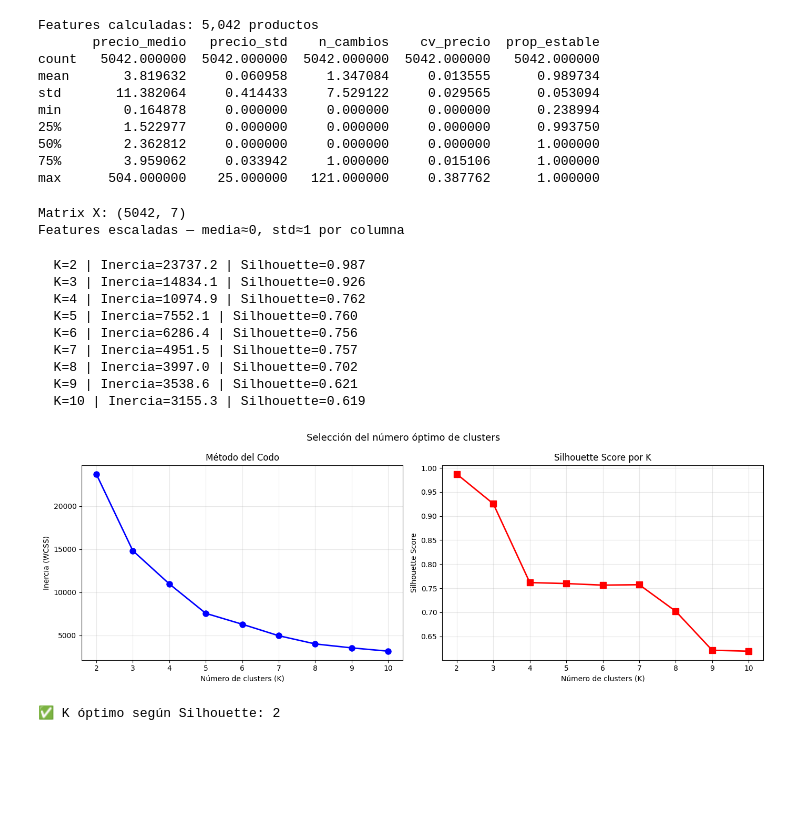
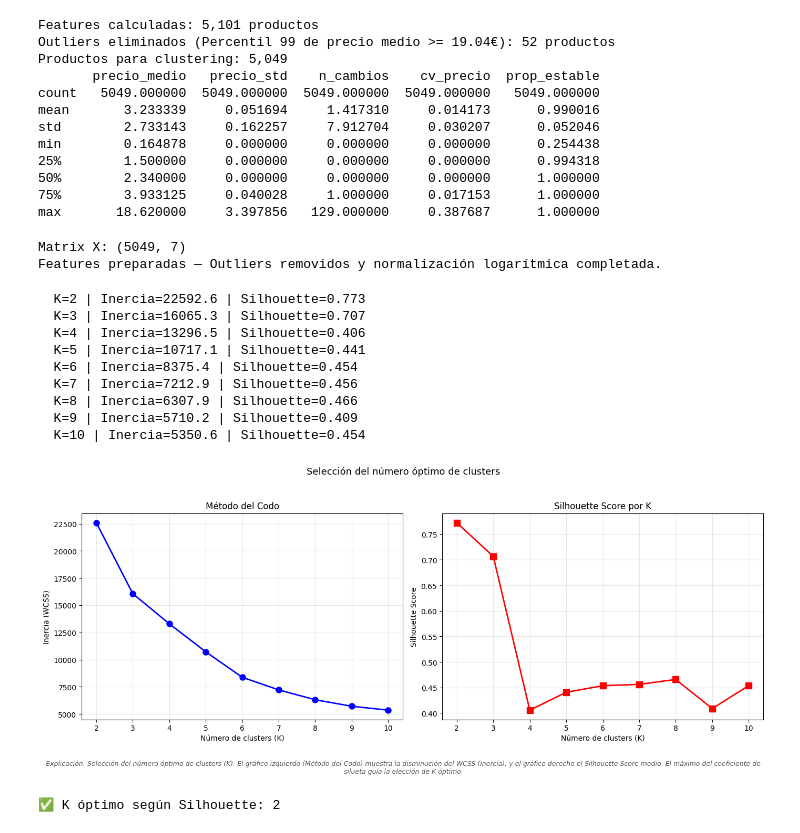
Before and after one commit to DanielPMdev/mercaintelligence, a Jupyter notebook: notebooks/clustering_kmeans.ipynb, the cells around one changed output. Drawn from its saved outputs; the diff is of its cells as text; code cells hidden in the pictures; blank space fills up the shorter version.

```diff
--- a/notebooks/clustering_kmeans.ipynb
+++ b/notebooks/clustering_kmeans.ipynb
@@ -84,23 +84,30 @@ meta = df.groupby("referencia").agg(
 ).reset_index()
 
 df_features = features_por_producto.merge(meta, on="referencia")
-
 df_features["precio_std"] = df_features["precio_std"].fillna(0)
 
+# FILTRADO DE OUTLIERS: Eliminamos el 1% de productos más caros (percentil 99)
+limite_outliers = df_features["precio_medio"].quantile(0.99)
+df_features_clean = df_features[df_features["precio_medio"] < limite_outliers].copy()
+
 print(f"Features calculadas: {len(df_features):,} productos")
-print(df_features[["precio_medio", "precio_std", "n_cambios",
-                    "cv_precio", "prop_estable"]].describe())
+print(f"Outliers eliminados (Percentil 99 de precio medio >= {limite_outliers:.2f}€): {len(df_features) - len(df_features_clean)} productos")
+print(f"Productos para clustering: {len(df_features_clean):,}")
+print(df_features_clean[["precio_medio", "precio_std", "n_cambios",
+                        "cv_precio", "prop_estable"]].describe())
 # %% [output]
-Features calculadas: 5,042 productos
+Features calculadas: 5,101 productos
+Outliers eliminados (Percentil 99 de precio medio >= 19.04€): 52 productos
+Productos para clustering: 5,049
        precio_medio   precio_std    n_cambios    cv_precio  prop_estable
-count   5042.000000  5042.000000  5042.000000  5042.000000   5042.000000
-mean       3.819632     0.060958     1.347084     0.013555      0.989734
-std       11.382064     0.414433     7.529122     0.029565      0.053094
-min        0.164878     0.000000     0.000000     0.000000      0.238994
-25%        1.522977     0.000000     0.000000     0.000000      0.993750
-50%        2.362812     0.000000     0.000000     0.000000      1.000000
-75%        3.959062     0.033942     1.000000     0.015106      1.000000
-max      504.000000    25.000000   121.000000     0.387762      1.000000
+count   5049.000000  5049.000000  5049.000000  5049.000000   5049.000000
+mean       3.233339     0.051694     1.417310     0.014173      0.990016
+std        2.733143     0.162257     7.912704     0.030207      0.052046
+min        0.164878     0.000000     0.000000     0.000000      0.254438
+25%        1.500000     0.000000     0.000000     0.000000      0.994318
+50%        2.340000     0.000000     0.000000     0.000000      1.000000
+75%        3.933125     0.040028     1.000000     0.017153      1.000000
+max       18.620000     3.397856   129.000000     0.387687      1.000000
 # %%
 # ── CELDA 4: Preparación para K-Means ────────────────────────────────────────
 FEATURE_COLS = [
@@ -113,18 +120,25 @@ FEATURE_COLS = [
     "variacion_media",
 ]
 
-X = df_features[FEATURE_COLS].values
+# Copiamos el DataFrame limpio para aplicar transformaciones sin alterar los datos descriptivos
+df_transformed = df_features_clean.copy()
+
+# Transformación logarítmica para normalizar la asimetría de variables monetarias/volátiles
+cols_logaritmicas = ["precio_medio", "precio_std", "rango_precio", "variacion_media"]
+for col in cols_logaritmicas:
+    df_transformed[col] = np.log1p(df_transformed[col])
+
+X = df_transformed[FEATURE_COLS].values
 
 # Escalar — K-Means es sensible a la escala
-# precio_medio (0-150€) dominaría sobre prop_estable (0-1) sin escalar
 scaler = StandardScaler()
 X_scaled = scaler.fit_transform(X)
 
 print(f"Matrix X: {X_scaled.shape}")
-print("Features escaladas — media≈0, std≈1 por columna")
+print("Features preparadas — Outliers removidos y normalización logarítmica completada.")
 # %% [output]
-Matrix X: (5042, 7)
-Features escaladas — media≈0, std≈1 por columna
+Matrix X: (5049, 7)
+Features preparadas — Outliers removidos y normalización logarítmica completada.
 # %%
 # ── CELDA 5: Método del codo para elegir K ────────────────────────────────────
 """
@@ -141,45 +155,47 @@ silhouettes = []
 K_range     = range(2, 11)
 
 for k in K_range:
     km = KMeans(n_clusters=k, random_state=42, n_init=10)
     labels = km.fit_predict(X_scaled)
     inercias.append(km.inertia_)
     silhouettes.append(silhouette_score(X_scaled, labels))
     print(f"  K={k} | Inercia={km.inertia_:.1f} | Silhouette={silhouettes[-1]:.3f}")
 
 # Gráfica del codo + Silhouette
-fig, axes = plt.subplots(1, 2, figsize=(14, 5))
+fig, axes = plt.subplots(1, 2, figsize=(14, 6))
 
 axes[0].plot(K_range, inercias, "bo-", linewidth=2, markersize=8)
 axes[0].set_xlabel("Número de clusters (K)")
 axes[0].set_ylabel("Inercia (WCSS)")
 axes[0].set_title("Método del Codo")
 axes[0].grid(True, alpha=0.3)
 
 axes[1].plot(K_range, silhouettes, "rs-", linewidth=2, markersize=8)
 axes[1].set_xlabel("Número de clusters (K)")
 axes[1].set_ylabel("Silhouette Score")
 axes[1].set_title("Silhouette Score por K")
 axes[1].grid(True, alpha=0.3)
 
 plt.suptitle("Selección del número óptimo de clusters", fontsize=13)
-plt.tight_layout()
+caption = "Explicación: Selección del número óptimo de clusters (K). El gráfico izquierdo (Método del Codo) muestra la disminución del WCSS (inercia), y el gráfico derecho el Silhouette Score medio. El máximo del coeficiente de silueta guía la elección de K óptimo."
+plt.figtext(0.5, 0.01, caption, wrap=True, horizontalalignment='center', fontsize=9, style='italic', color='#555555')
+plt.tight_layout(rect=[0, 0.08, 1, 0.95])
 plt.savefig(IMG_DIR / "codo_silhouette.png", dpi=150, bbox_inches="tight")
 plt.show()
 
 K_OPTIMO = K_range[silhouettes.index(max(silhouettes))]
 print(f"\n✅ K óptimo según Silhouette: {K_OPTIMO}")
 # %% [output]
-  K=2 | Inercia=23737.2 | Silhouette=0.987
-  K=3 | Inercia=14834.1 | Silhouette=0.926
-  K=4 | Inercia=10974.9 | Silhouette=0.762
-  K=5 | Inercia=7552.1 | Silhouette=0.760
-  K=6 | Inercia=6286.4 | Silhouette=0.756
-  K=7 | Inercia=4951.5 | Silhouette=0.757
-  K=8 | Inercia=3997.0 | Silhouette=0.702
-  K=9 | Inercia=3538.6 | Silhouette=0.621
-  K=10 | Inercia=3155.3 | Silhouette=0.619
+  K=2 | Inercia=22592.6 | Silhouette=0.773
+  K=3 | Inercia=16065.3 | Silhouette=0.707
+  K=4 | Inercia=13296.5 | Silhouette=0.406
+  K=5 | Inercia=10717.1 | Silhouette=0.441
+  K=6 | Inercia=8375.4 | Silhouette=0.454
+  K=7 | Inercia=7212.9 | Silhouette=0.456
+  K=8 | Inercia=6307.9 | Silhouette=0.466
+  K=9 | Inercia=5710.2 | Silhouette=0.409
+  K=10 | Inercia=5350.6 | Silhouette=0.454
-[figure, old version]
+[figure, new version]
 ✅ K óptimo según Silhouette: 2
 # %%
 # ── CELDA 6: Entrenamiento final con K óptimo ─────────────────────────────────
```
Also changed, not shown: parts of 6 cells of this notebook, 45 other files.
